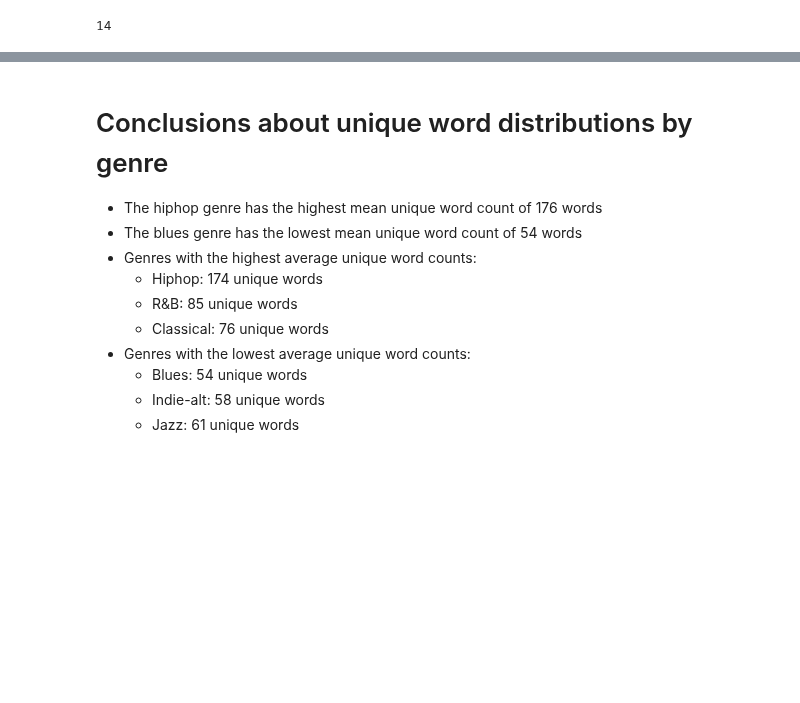
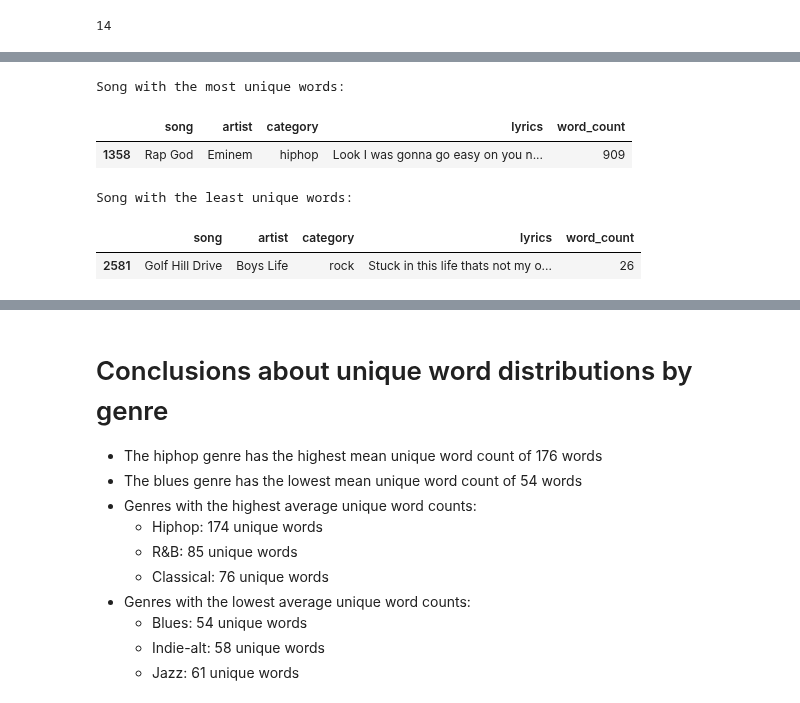
Before and after one commit to hannahkidwell/NLP-Spotify-Genres, a Jupyter notebook: Notebooks/genre_by_word_count.ipynb, the cells around one changed output, grey strips where cells are left out. Cells and saved outputs as stored; diff of their text form; code cells hidden in the pictures; blank space fills up the shorter version.

```diff
--- a/Notebooks/genre_by_word_count.ipynb
+++ b/Notebooks/genre_by_word_count.ipynb
@@ -207,0 +214,14 @@ mean_unique_word_counts
+# %%
+# Find songs with the highest and lowest unique word counts
+print('Song with the most unique words:')
+display(nlp_df[nlp_df['word_count']==max(nlp_df['word_count'])][['song', 'artist', 'category', 'lyrics', 'word_count']])
+
+print('Song with the least unique words:')
+display(nlp_df[nlp_df['word_count']==min(nlp_df['word_count'])][['song', 'artist', 'category', 'lyrics', 'word_count']])
+# %% [output]
+Song with the most unique words:
+|  | song | artist | category | lyrics | word_count |
+| 1358 | Rap God | Eminem | hiphop | Look I was gonna go easy on you n... | 909 |
+Song with the least unique words:
+|  | song | artist | category | lyrics | word_count |
+| 2581 | Golf Hill Drive | Boys Life | rock | Stuck in this life thats not my o... | 26 |
```
Also changed, not shown: parts of 15 cells of this notebook, 4 other files.
